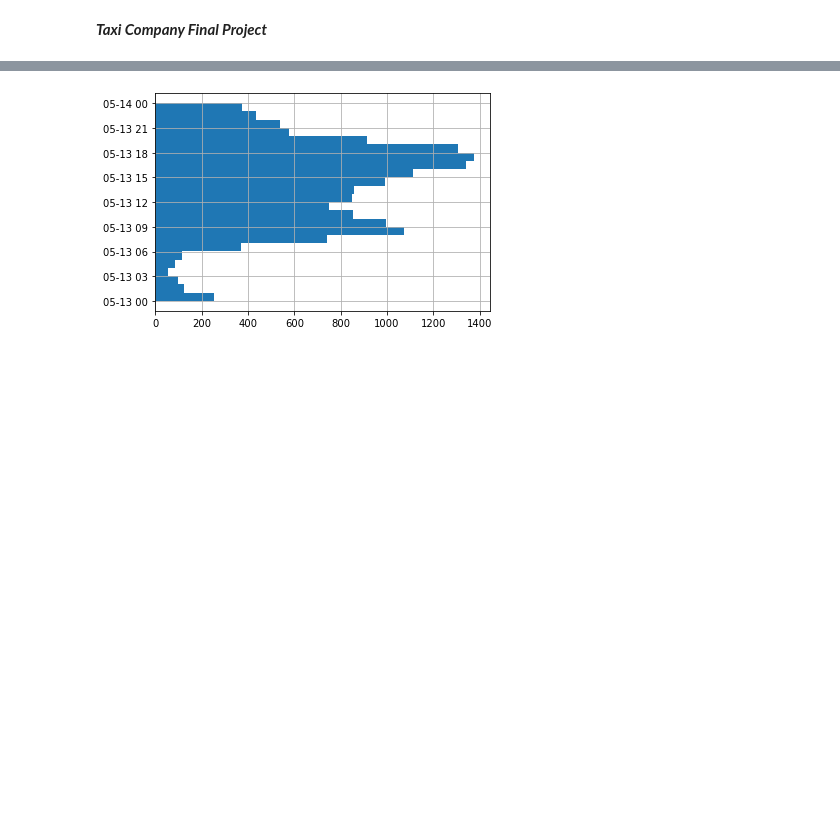
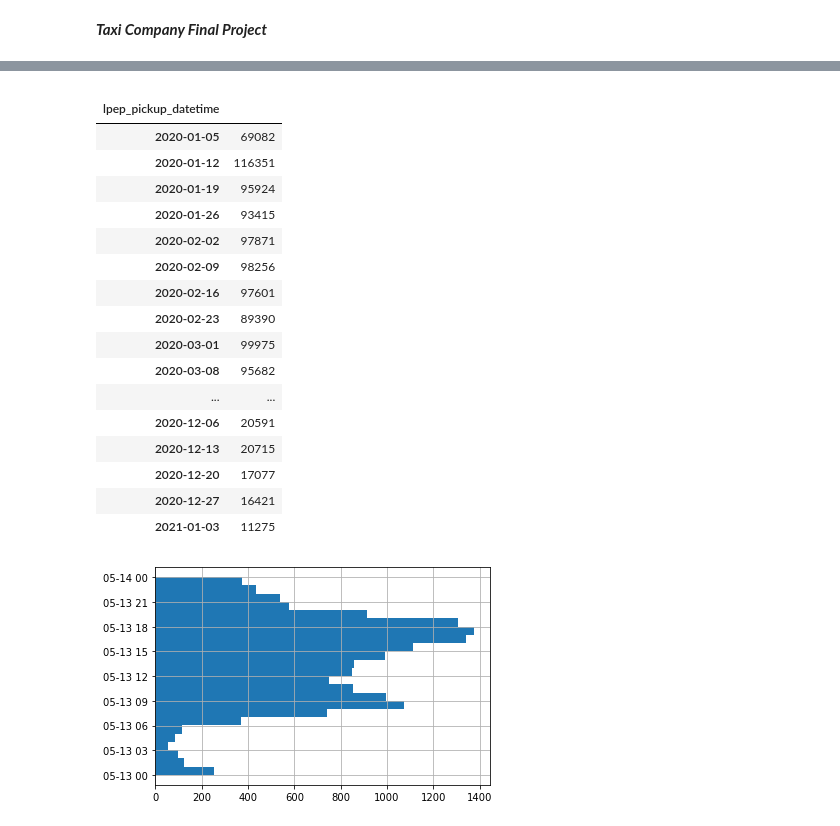
Before and after one commit to CCNY-Analytics-and-Quant/Team-Killer-Bass, a Jupyter notebook: taxi_company_final_project.ipynb, the cells around one changed output, grey strips where cells are left out. Drawn from its saved outputs; the diff is of its cells as text; code cells hidden in the pictures; blank space fills up the shorter version.

Commit message:
Monthly and Weekly Trips Code

```diff
--- a/taxi_company_final_project.ipynb
+++ b/taxi_company_final_project.ipynb
@@ -19,7 +19,12 @@ def mssql_connection(password: str, username: str, default_db: str = "master"):
                      )
                      return cnxn
 # %%
-conn = mssql_connection(password= "" , username= "" , default_db="summer_2022")
+conn = mssql_connection(password= "CCny23912093" , username= "SarahMcKoy93" , default_db="summer_2022")
 # %%
 import matplotlib.pyplot as plt
 plt.close("all")
+# %%
+monthly_trips_2020_df = pd.read_sql("SELECT lpep_pickup_datetime, COUNT(*) FROM [2020_taxi_trips] WHERE lpep_pickup_datetime >= '2020-01-01' AND lpep_pickup_datetime <= '2021-01-31' GROUP BY lpep_pickup_datetime ORDER BY lpep_pickup_datetime",conn)
+# %%
+monthly_trips_2020_df['lpep_pickup_datetime'] = pd.to_datetime(monthly_trips_2020_df['lpep_pickup_datetime'])
+monthly_trips_2020_df = monthly_trips_2020_df.set_index('lpep_pickup_datetime')
@@ -26,3 +49,24 @@ plt.close("all")
+# %%
+monthly_trips_2020_df.resample('W').sum()
+# %% [output]
+|  |  |
+| lpep_pickup_datetime |  |
+| 2020-01-05 | 69082 |
+| 2020-01-12 | 116351 |
+| 2020-01-19 | 95924 |
+| 2020-01-26 | 93415 |
+| 2020-02-02 | 97871 |
+| 2020-02-09 | 98256 |
+| 2020-02-16 | 97601 |
+| 2020-02-23 | 89390 |
+| 2020-03-01 | 99975 |
+| 2020-03-08 | 95682 |
+| ... | ... |
+| 2020-12-06 | 20591 |
+| 2020-12-13 | 20715 |
+| 2020-12-20 | 17077 |
+| 2020-12-27 | 16421 |
+| 2021-01-03 | 11275 |
 # %%
 weekday_trip_cycle_df = pd.read_sql("SELECT * FROM [2019_taxi_trips] WHERE lpep_pickup_datetime >= '2019-05-13 00:00:00' AND lpep_pickup_datetime <= '2019-05-13 23:59:59' ORDER BY lpep_pickup_datetime",conn)
 # %%
```
Also changed, not shown: parts of 68 cells of this notebook.
